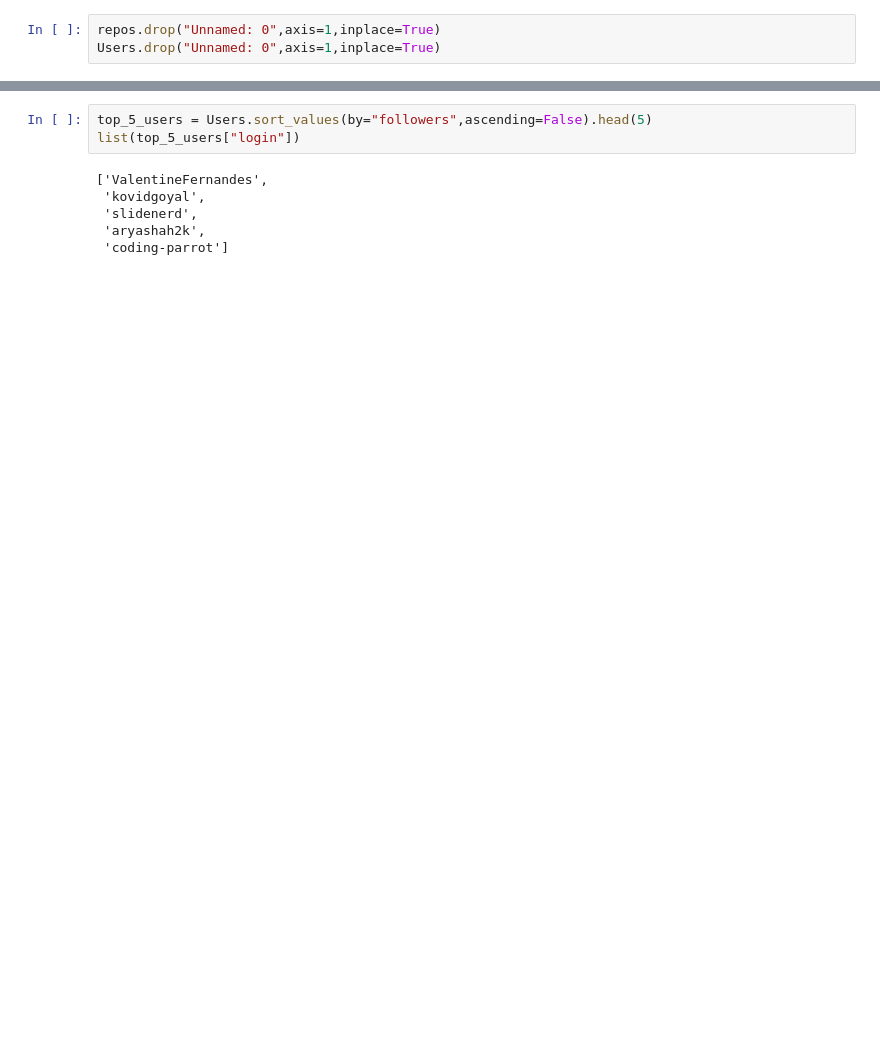
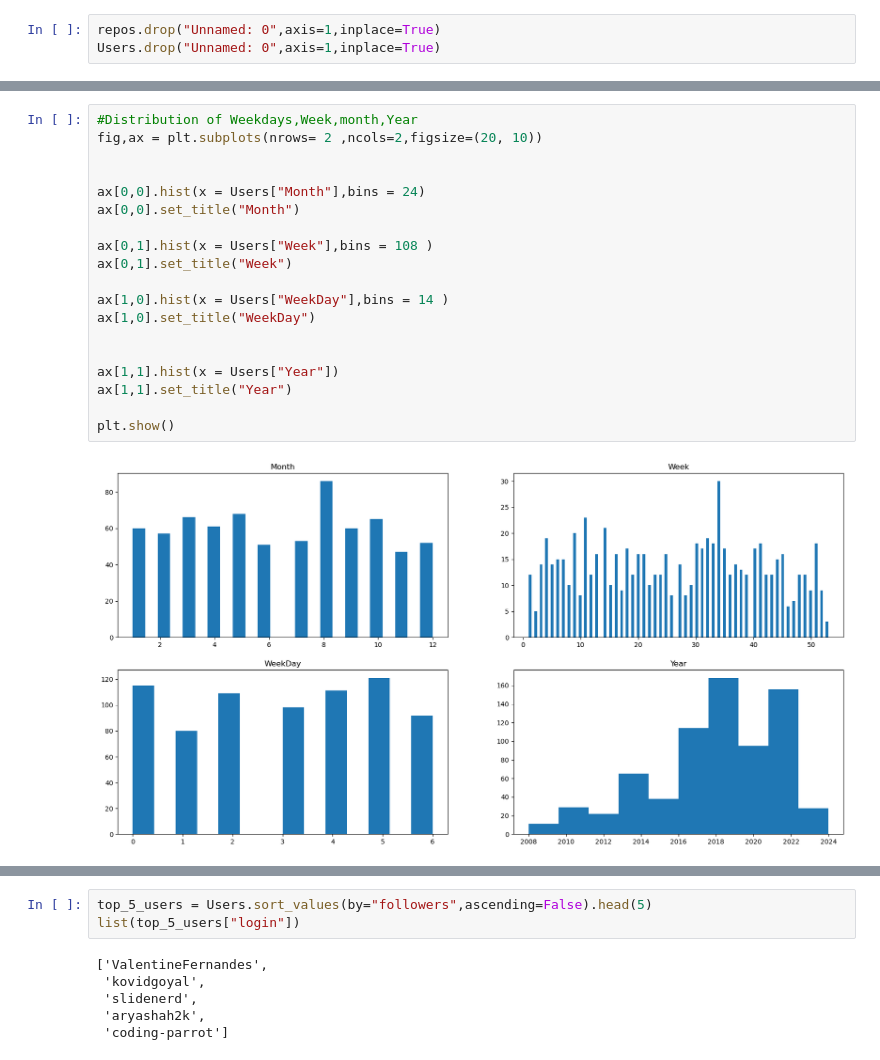
Before and after one commit to rahul-jha-2001/TDS, a Jupyter notebook: analysis.ipynb, the cells around one changed output, grey strips where cells are left out. Drawn from its saved outputs; the diff is of its cells as text; blank space fills up the shorter version.

```diff
--- a/analysis.ipynb
+++ b/analysis.ipynb
@@ -44,0 +413,21 @@ Users
+# %%
+#Distribution of Weekdays,Week,month,Year
+fig,ax = plt.subplots(nrows= 2 ,ncols=2,figsize=(20, 10))
+
+
+ax[0,0].hist(x = Users["Month"],bins = 24)
+ax[0,0].set_title("Month")
+
+ax[0,1].hist(x = Users["Week"],bins = 108 )
+ax[0,1].set_title("Week")
+
+ax[1,0].hist(x = Users["WeekDay"],bins = 14 )
+ax[1,0].set_title("WeekDay")
+
+
+ax[1,1].hist(x = Users["Year"])
+ax[1,1].set_title("Year")
+
+plt.show()
+# %% [output]
+[figure, added]
```
Also changed, not shown: parts of 48 cells of this notebook.
